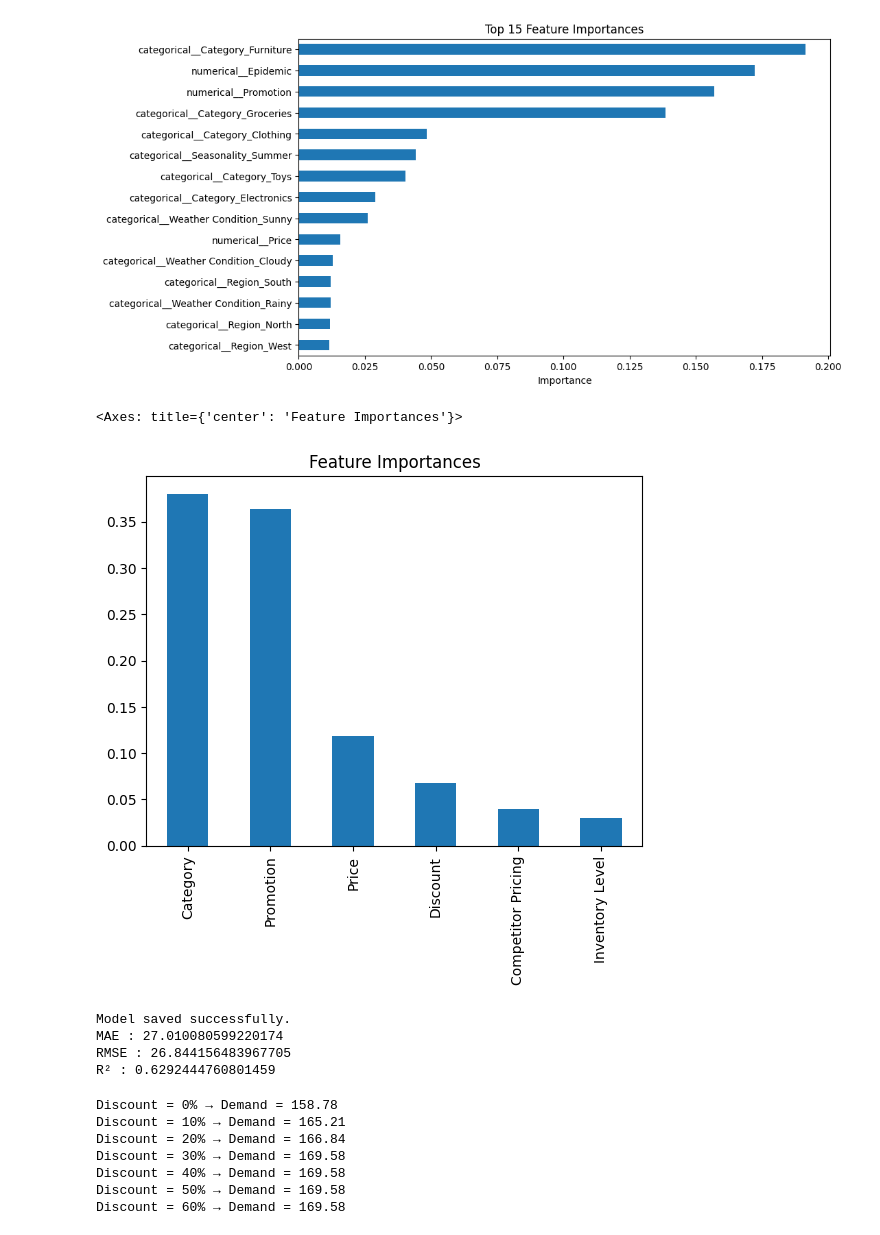
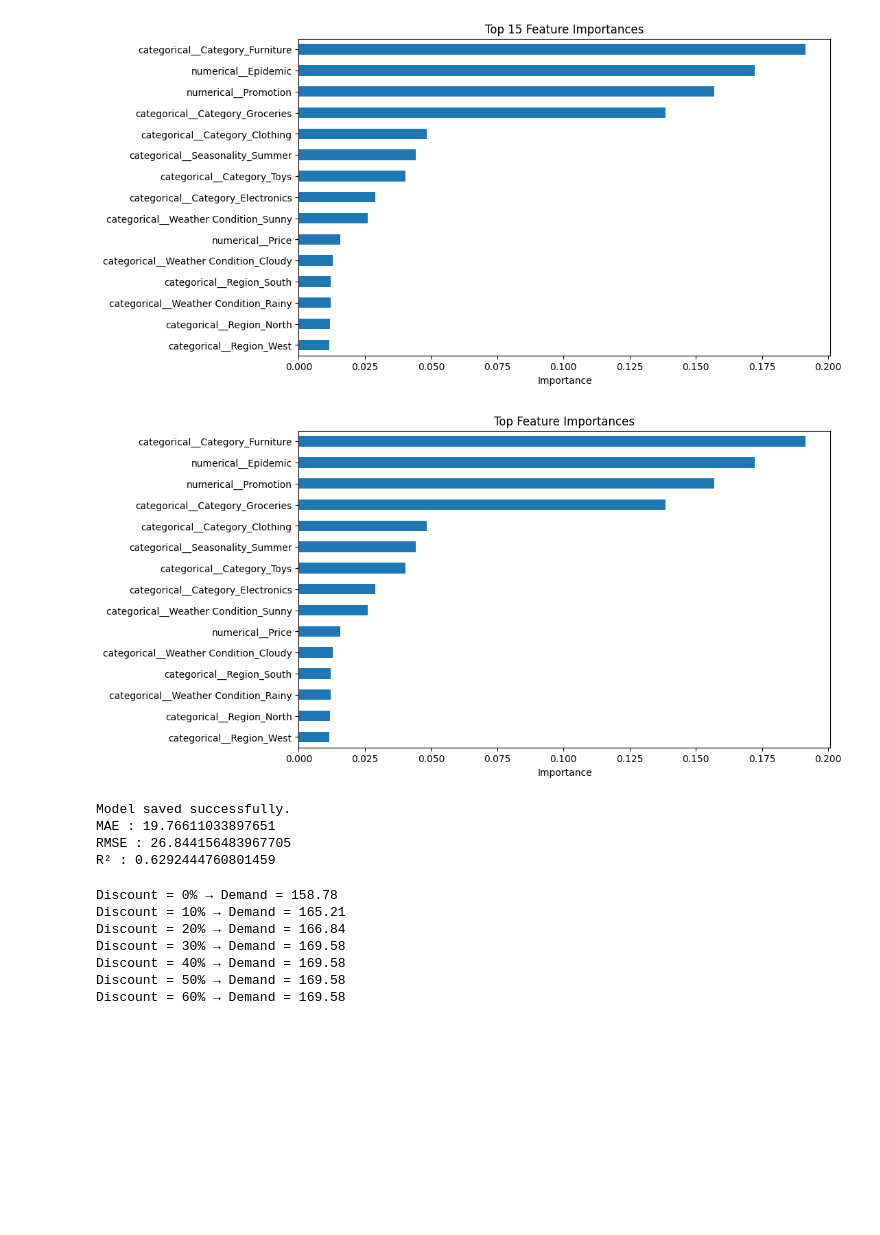
Before and after one commit to maryembencheikh/Demand-Forecasting-Project, a Jupyter notebook: machine_learning.ipynb, the cells around one changed output. Saved outputs shown, nothing was run; the diff lists cells and outputs as text; code cells hidden in the pictures; blank space fills up the shorter version.

Commit message:
Add visualizations

```diff
--- a/machine_learning.ipynb
+++ b/machine_learning.ipynb
@@ -323,21 +323,37 @@ plt.show()
 # %% [output]
 [figure]
 # %%
-feature_importance.plot(kind="bar",title="Feature Importances")
+plt.figure(figsize=(10, 6))
+
+feature_importance.head(15).sort_values().plot(
+    kind="barh",
+    title="Top Feature Importances"
+)
+
+plt.xlabel("Importance")
+
+plt.savefig("images/feature_importance.png", dpi=300, bbox_inches="tight")
+
+plt.show()
 # %% [output]
-<Axes: title={'center': 'Feature Importances'}>
-[figure, old version]
+[figure, new version]
 # %%
 with open("xgboost_demand_pipeline.pkl", "wb") as f:
     pickle.dump(best_model, f)
 # %%
+
+
+mae = mean_absolute_error(y_test, y_pred)
+rmse = np.sqrt(mean_squared_error(y_test, y_pred))
+r2 = r2_score(y_test, y_pred)
+
 print("Model saved successfully.")
 print("MAE :", mae)
 print("RMSE :", rmse)
 print("R² :", r2)
 # %% [output]
 Model saved successfully.
-MAE : 27.010080599220174
+MAE : 19.76611033897651
 RMSE : 26.844156483967705
 R² : 0.6292444760801459
 # %%
```
Also changed, not shown: parts of 2 cells of this notebook, 2 other files.
